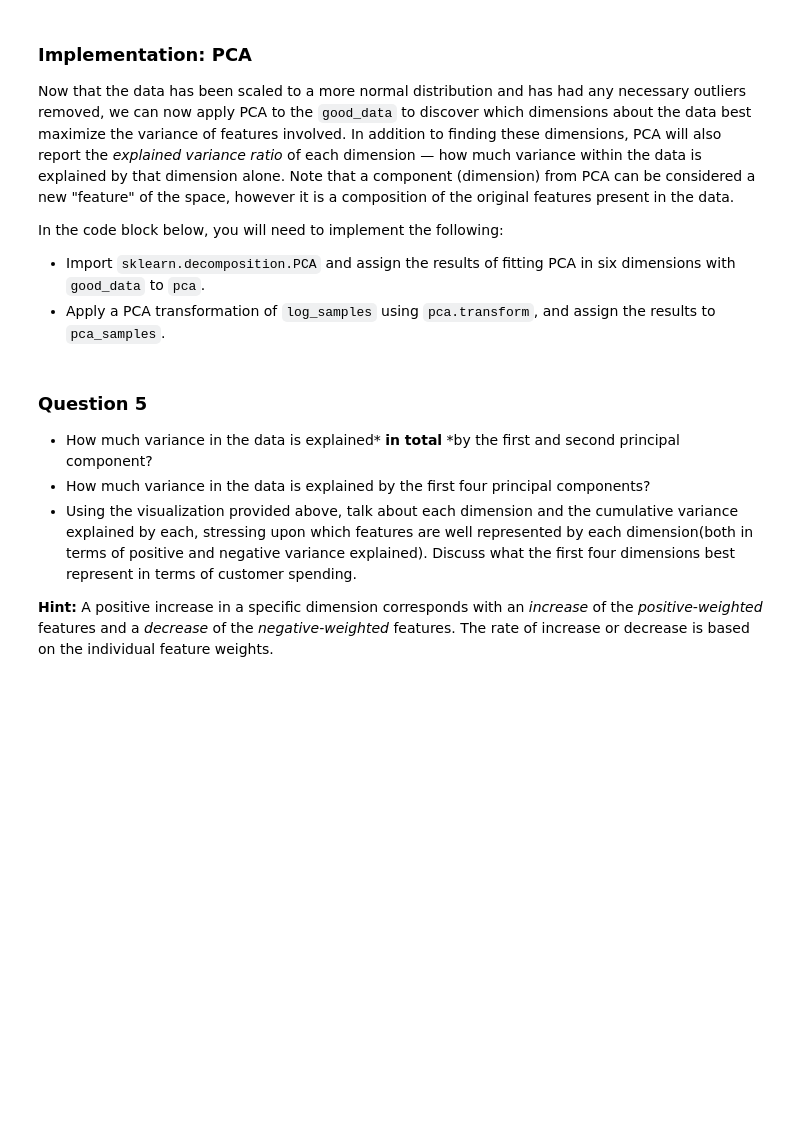
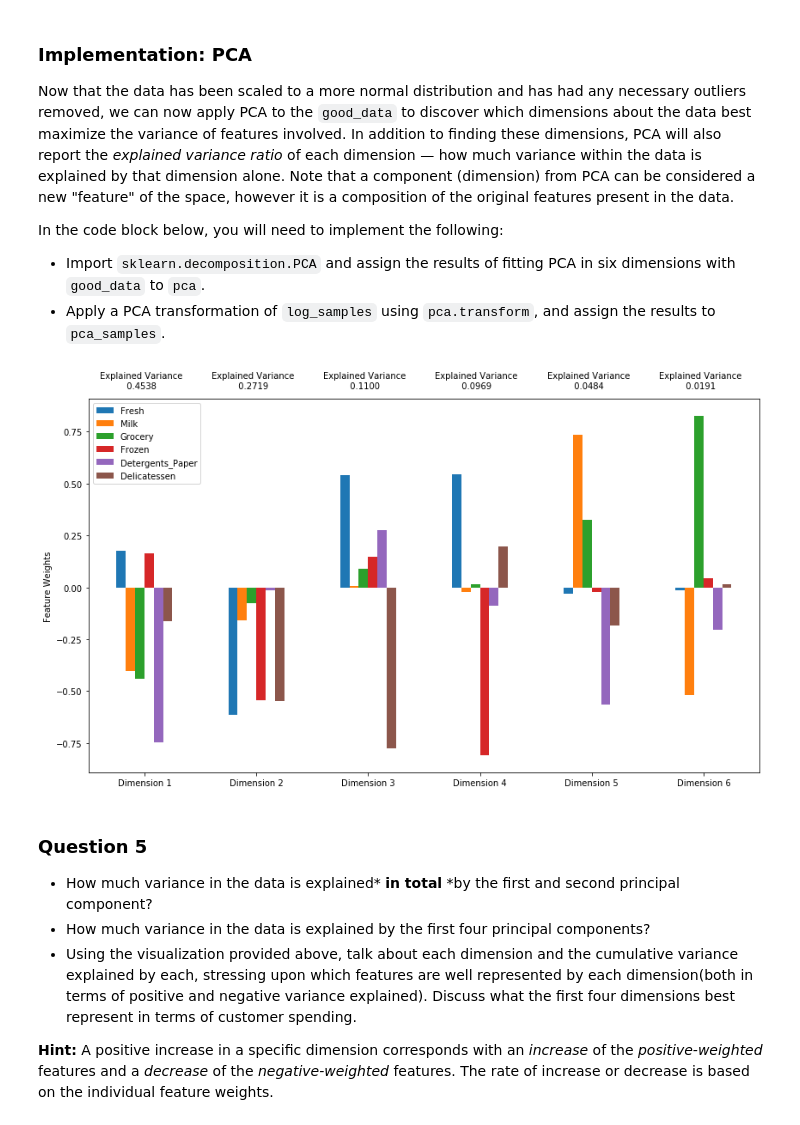
Before and after one commit to srikanthsanthanam88/udacity, a Jupyter notebook: customer_segments/customer_segments.ipynb, the cells around one changed output. Drawn from its saved outputs; the diff is of its cells as text; code cells hidden in the pictures; blank space fills up the shorter version.

```diff
--- a/customer_segments/customer_segments.ipynb
+++ b/customer_segments/customer_segments.ipynb
@@ -224,14 +224,16 @@ for feature in log_data.keys():
     # TODO: Use the interquartile range to calculate an outlier step (1.5 times the interquartile range)
     step = 1.5*(Q3-Q1)
 
+    print(Q1-step)
+    print(Q3+step)
+
     # Display the outliers
-    #print("Data points considered outliers for the feature '{}':".format(feature))
-    #display(log_data[~((log_data[feature] >= Q1 - step) & (log_data[feature] <= Q3 + step))])
+    print("Data points considered outliers for the feature '{}':".format(feature))
+    display(log_data[~((log_data[feature] >= Q1 - step) & (log_data[feature] <= Q3 + step))])
 
 # OPTIONAL: Select the indices for data points you wish to remove
-    outliers.append((~((log_data[feature] >= Q1 - step) & (log_data[feature] <= Q3 + step))=True)
+outliers  = [66,95,338,75]
 
-print(outliers)
 # Remove the outliers, if any were specified
-#good_data = log_data.drop(log_data.index[outliers]).reset_index(drop = True)
+good_data = log_data.drop(log_data.index[outliers]).reset_index(drop = True)
 # %% [output]
@@ -257,14 +330,19 @@ In the code block below, you will need to implement the following:
  - Import `sklearn.decomposition.PCA` and assign the results of fitting PCA in six dimensions with `good_data` to `pca`.
  - Apply a PCA transformation of `log_samples` using `pca.transform`, and assign the results to `pca_samples`.
 # %%
+from sklearn.decomposition import PCA
+
 # TODO: Apply PCA by fitting the good data with the same number of dimensions as features
-pca = None
+pca = PCA(n_components=len(data.columns))
+pca.fit(good_data)
 
 # TODO: Transform log_samples using the PCA fit above
-pca_samples = None
+pca_samples = pca.transform(log_samples)
 
 # Generate PCA results plot
 pca_results = vs.pca_results(good_data, pca)
+# %% [output]
+[figure, added]
 # %% [markdown]
 ### Question 5
 
```
Also changed, not shown: parts of 2 cells of this notebook.
